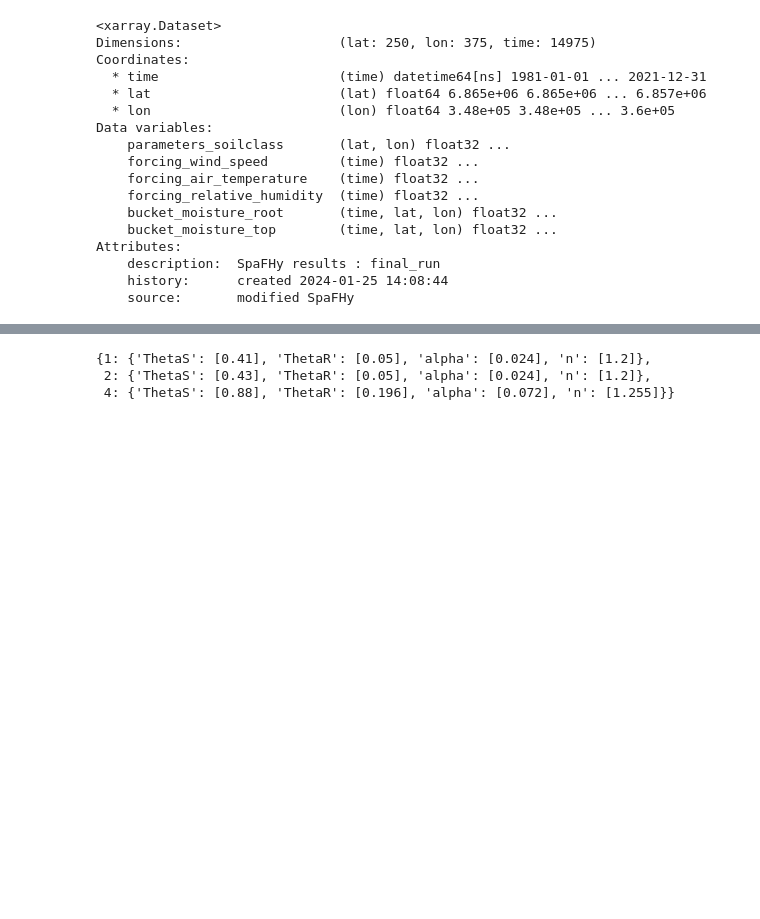
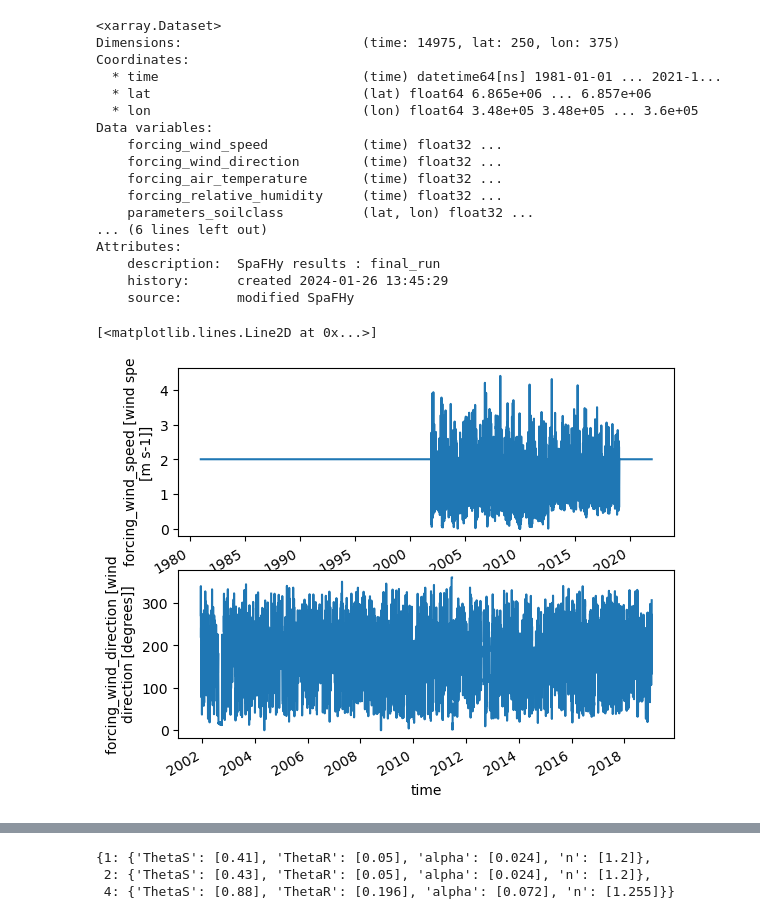
Before and after one commit to jpnousu/SpaFHy_v2.0, a Jupyter notebook: moisture_to_potential.ipynb, the cells around one changed output, grey strips where cells are left out. Drawn from its saved outputs; the diff is of its cells as text; code cells hidden in the pictures; blank space fills up the shorter version.

```diff
--- a/moisture_to_potential.ipynb
+++ b/moisture_to_potential.ipynb
@@ -5,29 +5,38 @@ from parameters import soilprofiles
 import numpy as np
 import matplotlib.pyplot as plt
 # %%
-file = r'/scratch/project_2000908/nousu/SpaFHy_RESULTS/testcase_input_202401251408.nc'
+file = r'/scratch/project_2000908/nousu/SpaFHy_RESULTS/testcase_input_202401261345.nc'
 results = xr.open_dataset(file)
 # %%
 # subsetting some of the variables
-firedata = results[['parameters_soilclass',
-                    'forcing_wind_speed', 'forcing_air_temperature', 'forcing_relative_humidity',
-                    'bucket_moisture_root', 'bucket_moisture_top']].copy()
+firedata = results[['forcing_wind_speed', 'forcing_wind_direction', 'forcing_air_temperature', 'forcing_relative_humidity',
+                    'parameters_soilclass',
+                    'bucket_moisture_root', 'bucket_moisture_top', 'bucket_evaporation',
+                    'canopy_evaporation', 'canopy_transpiration', 'canopy_snow_water_equivalent']].copy()
+results.close()
 firedata
 # %% [output]
 <xarray.Dataset>
-Dimensions:                    (lat: 250, lon: 375, time: 14975)
+Dimensions:                       (time: 14975, lat: 250, lon: 375)
 Coordinates:
-  * time                       (time) datetime64[ns] 1981-01-01 ... 2021-12-31
-  * lat                        (lat) float64 6.865e+06 6.865e+06 ... 6.857e+06
-  * lon                        (lon) float64 3.48e+05 3.48e+05 ... 3.6e+05
+  * time                          (time) datetime64[ns] 1981-01-01 ... 2021-1...
+  * lat                           (lat) float64 6.865e+06 ... 6.857e+06
+  * lon                           (lon) float64 3.48e+05 3.48e+05 ... 3.6e+05
 Data variables:
-    parameters_soilclass       (lat, lon) float32 ...
-    forcing_wind_speed         (time) float32 ...
-    forcing_air_temperature    (time) float32 ...
-    forcing_relative_humidity  (time) float32 ...
-    bucket_moisture_root       (time, lat, lon) float32 ...
-    bucket_moisture_top        (time, lat, lon) float32 ...
+    forcing_wind_speed            (time) float32 ...
+    forcing_wind_direction        (time) float32 ...
+    forcing_air_temperature       (time) float32 ...
+    forcing_relative_humidity     (time) float32 ...
+    parameters_soilclass          (lat, lon) float32 ...
+... (6 lines left out)
 Attributes:
     description:  SpaFHy results : final_run
-    history:      created 2024-01-25 14:08:44
+    history:      created 2024-01-26 13:45:29
     source:       modified SpaFHy
+# %%
+fig, axs = plt.subplots(2, 1)
+firedata['forcing_wind_speed'].plot(ax=axs[0])
+firedata['forcing_wind_direction'].plot(ax=axs[1])
+# %% [output]
+[<matplotlib.lines.Line2D at 0x...>]
+[figure, added]
```
Also changed, not shown: parts of 3 cells of this notebook, 4 other files.
